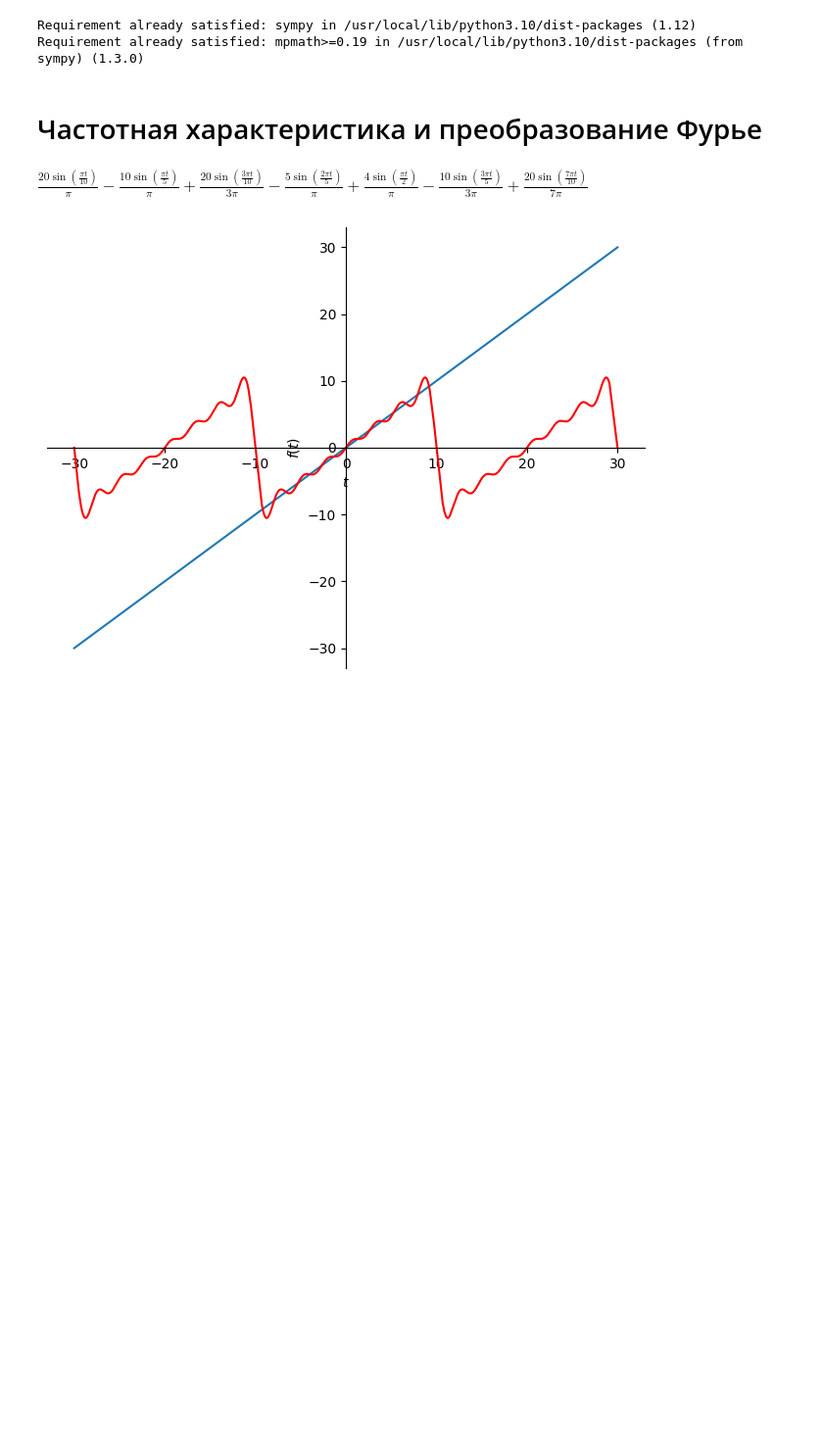
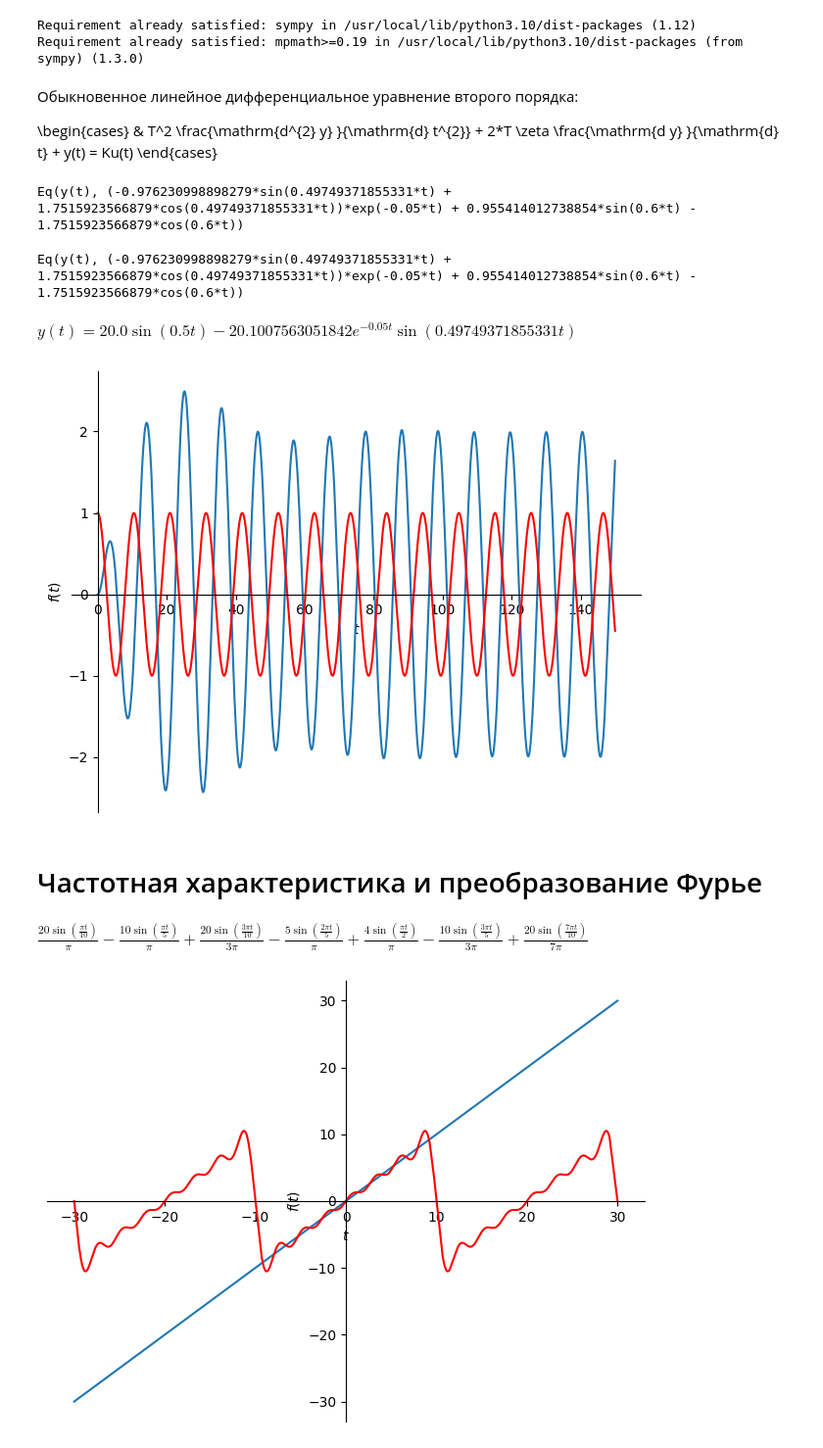
Before and after one commit to TAUforPython/BaseControlTheory, a Jupyter notebook: базовые_инструменты_ТАУ.ipynb, the cells around one changed output. Shown at 98% size. Cells and saved outputs as stored; diff of their text form; code cells hidden in the pictures; blank space fills up the shorter version.

```diff
--- a/базовые_инструменты_ТАУ.ipynb
+++ b/базовые_инструменты_ТАУ.ipynb
@@ -8,6 +10,48 @@ Python Control Systems Library
 # %% [output]
 Requirement already satisfied: sympy in /usr/local/lib/python3.10/dist-packages (1.12)
 Requirement already satisfied: mpmath>=0.19 in /usr/local/lib/python3.10/dist-packages (from sympy) (1.3.0)
+# %% [markdown]
+Обыкновенное линейное дифференциальное уравнение второго порядка:
+
+\\begin{cases}
+ & T^2 \frac{\mathrm{d^{2} y} }{\mathrm{d} t^{2}}  + 2*T \zeta \frac{\mathrm{d y} }{\mathrm{d} t}  + y(t) = Ku(t)
+\end{cases}
+# %%
+import sympy
+from sympy import Function, dsolve, Eq, Derivative, sin, cos, symbols
+
+# Определяем переменные
+t = sympy.symbols('t', positive = True, real = True)
+y = sympy.Function('y', positive = True, real = True)
+T = sympy.symbols('T', positive = True, real = True)
+K = sympy.symbols('K', positive = True, real = True)
+zeta = sympy.symbols('zeta', positive = True, real = True)
+# %%
+# Определяем уравнение
+equation = sympy.Eq(y(t).diff(t,t), K / T**2 * cos(0.6*t) - 2/T * zeta * y(t).diff(t) - 1/T**2 * y(t) )
+
+# Решаем уравнение
+solution = sympy.dsolve(equation, y(t), ics = {y(0): 0, y(t).diff(t).subs(t, 0): 0})
+
+print(solution)
+# %% [output]
+Eq(y(t), (-0.976230998898279*sin(0.49749371855331*t) + 1.7515923566879*cos(0.49749371855331*t))*exp(-0.05*t) + 0.955414012738854*sin(0.6*t) - 1.7515923566879*cos(0.6*t))
+# %%
+h = solution.subs({K: 1, T: 2, zeta: 0.1})
+print(h)
+# %% [output]
+Eq(y(t), (-0.976230998898279*sin(0.49749371855331*t) + 1.7515923566879*cos(0.49749371855331*t))*exp(-0.05*t) + 0.955414012738854*sin(0.6*t) - 1.7515923566879*cos(0.6*t))
+# %%
+sympy.simplify(h)
+# %% [output]
+$\displaystyle y{\left(t \right)} = 20.0 \sin{\left(0.5 t \right)} - 20.1007563051842 e^{- 0.05 t} \sin{\left(0.49749371855331 t \right)}$
+# %%
+p = sympy.plot(h.rhs, cos(0.6*t), (t,0,150), show = False)
+p[1].line_color = 'red'
+p[1].line_stype = ':'
+p.show()
+# %% [output]
+[figure, added]
 # %% [markdown]
 # Частотная характеристика и преобразование Фурье
 # %%
```
Also changed, not shown: parts of 10 cells of this notebook.
